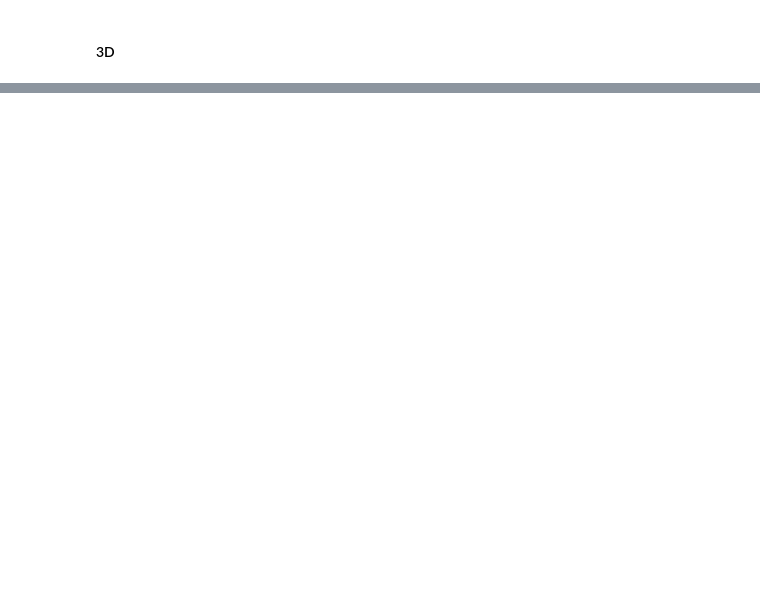
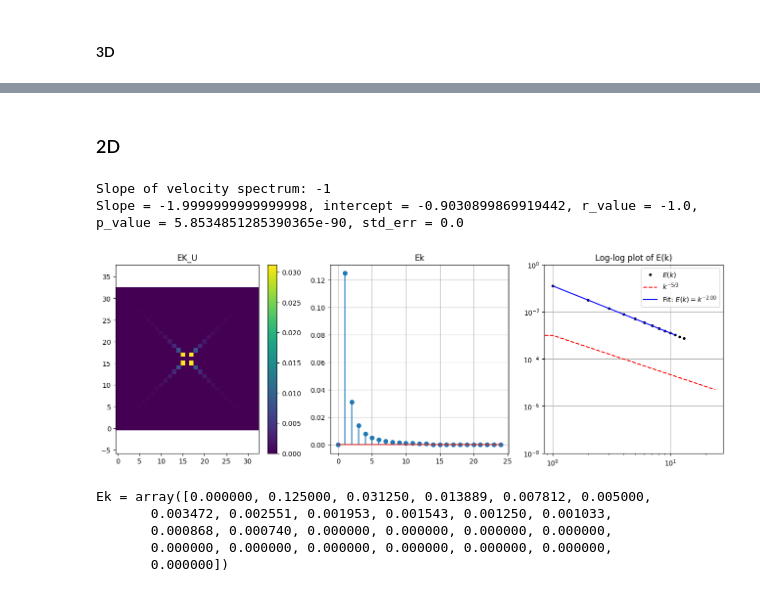
Before and after one commit to Prajwal-Prathiksh/ddp-thesis, a Jupyter notebook: code/play_sine_velocity_profile.ipynb, the cells around one changed output, grey strips where cells are left out. Drawn from its saved outputs; the diff is of its cells as text; code cells hidden in the pictures; blank space fills up the shorter version.

```diff
--- a/code/play_sine_velocity_profile.ipynb
+++ b/code/play_sine_velocity_profile.ipynb
@@ -133,0 +233,76 @@ Max Ek: 0.09374999999999997 at [2] || (0.0078125*24)/2 because 24 peaks
+# %% [markdown]
+### 2D
+# %%
+sr = 33
+_x = np.arange(1/(2*sr), 1., 1. / sr)
+x, y = np.meshgrid(_x, _x)
+num_freqs = 13
+u = np.zeros_like(x)
+v = np.zeros_like(y)
+slope_vel = -1
+for i in range(1, num_freqs + 1):
+    u += -cos(i * twopi * x) * sin(i * twopi * y) * i**(slope_vel)
+    v += sin(i * twopi * x) * cos(i * twopi * y) * i**(slope_vel)
+U0 = 1.
+
+# When
+EK_U, EK_V, EK_W, u_spectrum, v_spectrum, w_spectrum =\
+    compute_energy_spectrum(
+        u=u, v=v, w=None, U0=U0, debug=True
+    )
+
+k, Ek = compute_scalar_energy_spectrum(EK_U, EK_V, ord=np.inf)
+
+plt.figure(figsize=(16, 5))
+plt.subplot(1, 3, 1)
+plt.imshow(EK_U)
+plt.colorbar()
+plt.axis('equal')
+plt.gca().invert_yaxis()
+plt.title("EK_U")
+
+plt.subplot(1, 3, 2)
+plt.stem(Ek)
+plt.grid()
+plt.title("Ek")
+
+# Get all datapoints of E(k) greater than 1e-8 and k between 0 and len(k)/2
+tol = 1e-8
+cond_len = k < len(k)/2 - 1
+cond_tol = Ek > tol
+cond = cond_len & cond_tol
+k_cacl = k[cond]
+Ek_cacl = Ek[cond]
+
+k_calc_log = np.log10(k_cacl)
+Ek_calc_log = np.log10(Ek_cacl)
+slope, intercept, r_value, p_value, std_err = linregress(k_calc_log, Ek_calc_log)
+
+# Calculate fit
+k_fit = k_cacl
+Ek_fit = 10**(slope * np.log10(k_fit) + intercept)
+
+plt.subplot(1, 3, 3)
+plt.loglog(k, Ek, 'k.', label=r'$E(k)$')
+plt.loglog(k, 1e-3 * (EPS+k)**(-5/3), 'r--', label=r'$k^{-5/3}$')
+plt.loglog(k_fit, Ek_fit, 'b-', label=f"Fit: $E(k) = k^{{{slope:.2f}}}$")
+plt.ylim(1e-8, 1e0)
+plt.legend()
+plt.grid()
+plt.title("Log-log plot of E(k)")
+
+
+print(f"Slope of velocity spectrum: {slope_vel}")
+print(f"Slope = {slope}, intercept = {intercept}, r_value = {r_value}, p_value = {p_value}, std_err = {std_err}")
+# %% [output]
+Slope of velocity spectrum: -1
+Slope = -1.9999999999999998, intercept = -0.9030899869919442, r_value = -1.0, p_value = 5.8534851285390365e-90, std_err = 0.0
+[figure, added]
+# %%
+print(f"{Ek = }")
+# %% [output]
+Ek = array([0.000000, 0.125000, 0.031250, 0.013889, 0.007812, 0.005000,
+       0.003472, 0.002551, 0.001953, 0.001543, 0.001250, 0.001033,
+       0.000868, 0.000740, 0.000000, 0.000000, 0.000000, 0.000000,
+       0.000000, 0.000000, 0.000000, 0.000000, 0.000000, 0.000000,
+       0.000000])
```
Also changed, not shown: parts of 19 cells of this notebook.
